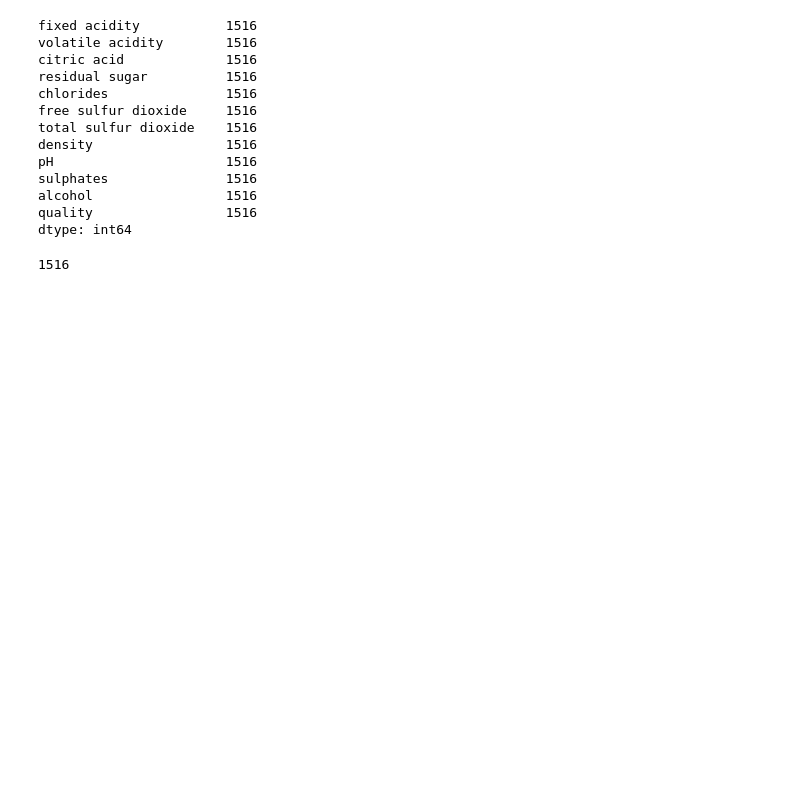
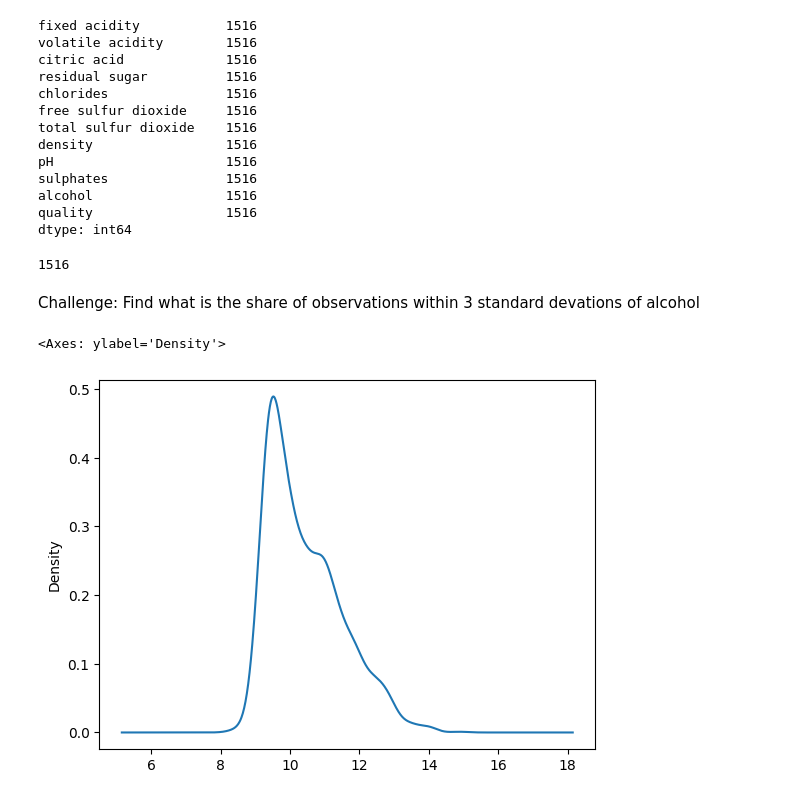
Before and after one commit to SadraAG84/Business-Data-Analytics---Intelligence-with-Python, a Jupyter notebook: Trainings/Section2.ipynb, the cells around one changed output. Cells and saved outputs as stored; diff of their text form; code cells hidden in the pictures; blank space fills up the shorter version.

```diff
--- a/Trainings/Section2.ipynb
+++ b/Trainings/Section2.ipynb
@@ -72,3 +72,12 @@ df.loc[(df.chlorides <= df.chlorides.mean() + 1 * df.chlorides.std()) &
        (df.chlorides >= df.chlorides.mean() - 1 * df.chlorides.std())].chlorides.count()
 # %% [output]
 1516
+# %% [markdown]
+Challenge: Find what is the share of observations within 3 standard devations of alcohol
+# %%
+#plot alcohol disturibution
+
+df.alcohol.plot.density()
+# %% [output]
+<Axes: ylabel='Density'>
+[figure, added]
```
Also changed, not shown: parts of 3 cells of this notebook, 1 other file.
